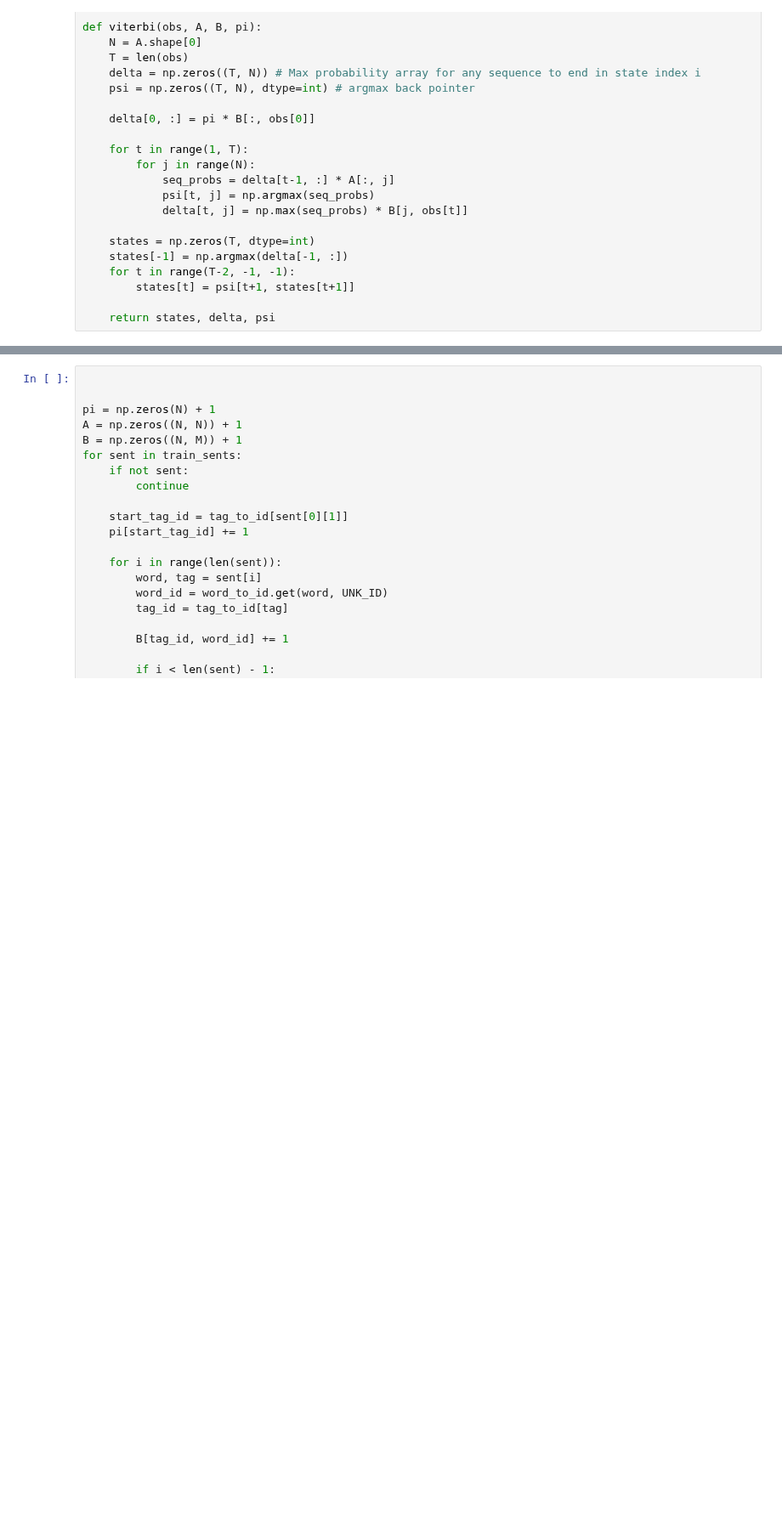
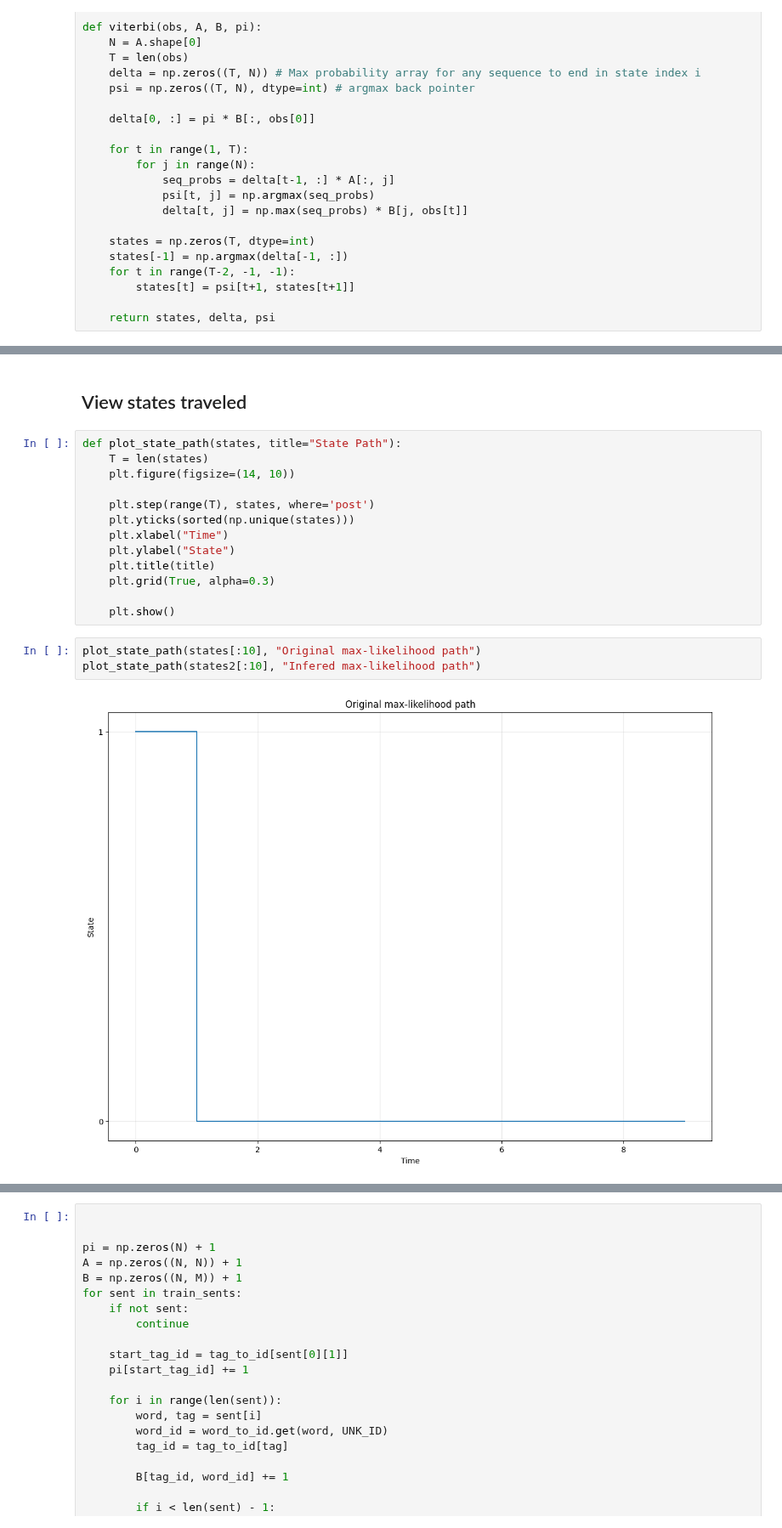
Before and after one commit to Thien-lee-44/BTL_ML251, a Jupyter notebook: MR/notebooks/MR.ipynb, the cells around one changed output, grey strips where cells are left out. Shown at 85% size. Drawn from its saved outputs; the diff is of its cells as text; blank space fills up the shorter version.

```diff
--- a/MR/notebooks/MR.ipynb
+++ b/MR/notebooks/MR.ipynb
@@ -273,0 +589,20 @@ Test: 783
+# %% [markdown]
+## View states traveled
+# %%
+def plot_state_path(states, title="State Path"):
+    T = len(states)
+    plt.figure(figsize=(14, 10))
+
+    plt.step(range(T), states, where='post')
+    plt.yticks(sorted(np.unique(states)))
+    plt.xlabel("Time")
+    plt.ylabel("State")
+    plt.title(title)
+    plt.grid(True, alpha=0.3)
+
+    plt.show()
+# %%
+plot_state_path(states[:10], "Original max-likelihood path")
+plot_state_path(states2[:10], "Infered max-likelihood path")
+# %% [output]
+[figure, added]
```
Also changed, not shown: parts of 69 cells of this notebook.
